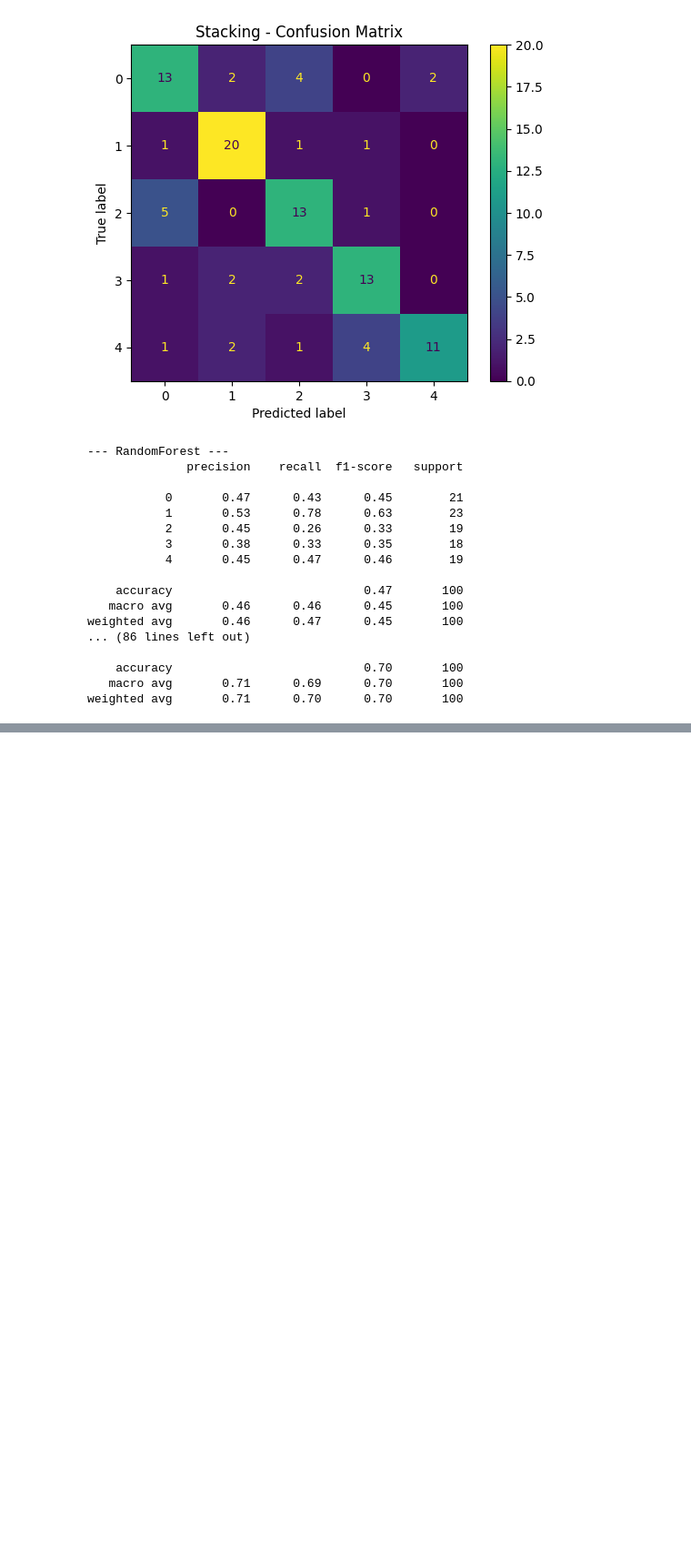
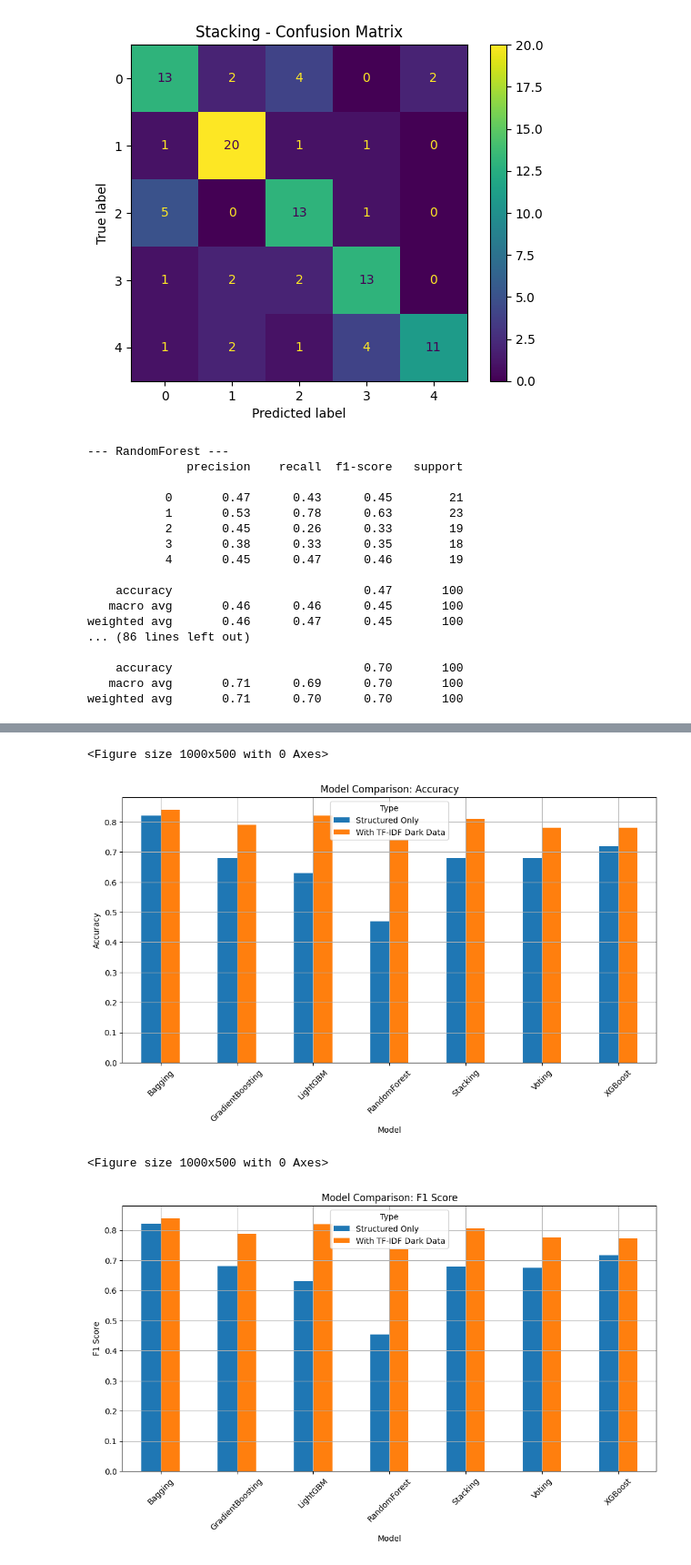
Before and after one commit to pranavvk18/Extraction-of-dark-data-in-EHR-using-ensemble-models, a Jupyter notebook: Extraction of Dark Data using Ensemble models and NLP/final.ipynb, the cells around one changed output, grey strips where cells are left out. Shown at 91% size. Drawn from its saved outputs; the diff is of its cells as text; code cells hidden in the pictures; blank space fills up the shorter version.

```diff
--- a/Extraction of Dark Data using Ensemble models and NLP/final.ipynb
+++ b/Extraction of Dark Data using Ensemble models and NLP/final.ipynb
@@ -715,0 +820,6 @@ weighted avg       0.71      0.70      0.70       100
+# %%
+from sklearn.model_selection import train_test_split
+
+X_train, X_test, y_train, y_test = train_test_split(
+    X_with_tfidf, y, test_size=0.2, stratify=y, random_state=42
+)
@@ -715,0 +855,16 @@ weighted avg       0.71      0.70      0.70       100
+# %%
+results = []
+
+for name, model in models.items():
+    model.fit(X_train, y_train)
+    y_pred = model.predict(X_test)
+
+    acc = accuracy_score(y_test, y_pred)
+    f1 = f1_score(y_test, y_pred, average='weighted')
+
+    print(f"\n{name} Performance:")
+    print(classification_report(y_test, y_pred))
+
+    results.append([name, acc, f1])
+
+results_tfidf = pd.DataFrame(results, columns=["Model", "Accuracy", "F1 Score"])
@@ -715,0 +889,28 @@ weighted avg       0.71      0.70      0.70       100
+# %%
+import matplotlib.pyplot as plt
+
+def plot_comparison(df1, df2, label1="Structured Only", label2="With TF-IDF Dark Data"):
+    df1 = df1.copy()
+    df2 = df2.copy()
+
+    df1['Type'] = label1
+    df2['Type'] = label2
+
+    combined = pd.concat([df1, df2])
+
+    for metric in ['Accuracy', 'F1 Score']:
+        plt.figure(figsize=(10, 5))
+        pivot = combined.pivot(index='Model', columns='Type', values=metric)
+        pivot.plot(kind='bar', figsize=(12, 6))
+        plt.title(f'Model Comparison: {metric}')
+        plt.ylabel(metric)
+        plt.xticks(rotation=45)
+        plt.grid(True)
+        plt.show()
+# %%
+plot_comparison(results_structured,results_tfidf)
+# %% [output]
+<Figure size 1000x500 with 0 Axes>
+[figure, added]
+<Figure size 1000x500 with 0 Axes>
+[figure, added]
```
Also changed, not shown: parts of 24 cells of this notebook.
